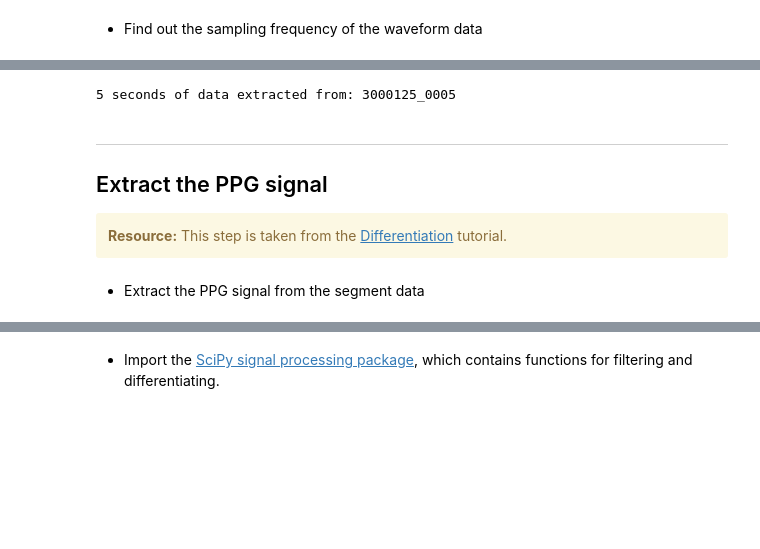
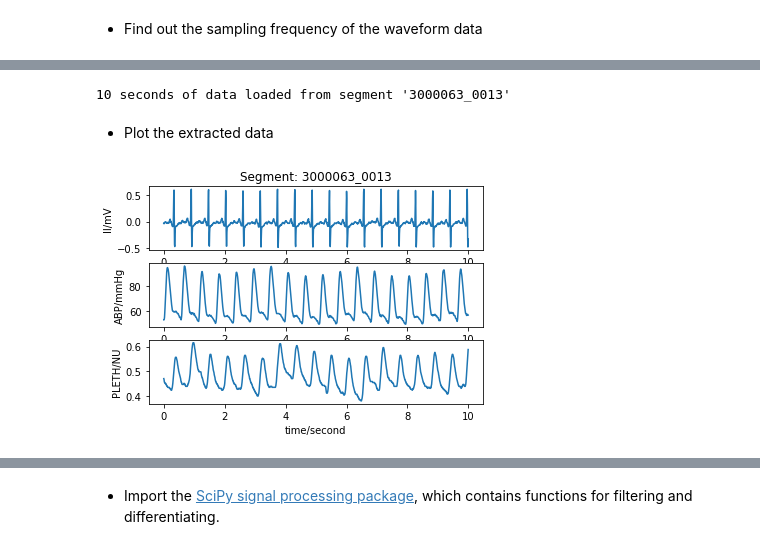
Before and after one commit to wfdb/mimic_wfdb_tutorials, a Jupyter notebook: content/tutorial/notebooks/beat-detection.ipynb, the cells around one changed output, grey strips where cells are left out. Drawn from its saved outputs; the diff is of its cells as text; code cells hidden in the pictures; blank space fills up the shorter version.

Commit message:
worked on beat detection tutorial, and moved some tutorials to a separate section

```diff
--- a/content/tutorial/notebooks/beat-detection.ipynb
+++ b/content/tutorial/notebooks/beat-detection.ipynb
@@ -34,7 +36,6 @@ Specified ICU stay: 3000125
 # %%
-icustay_files = wfdb.get_record_list(icustay_record_dir)
-icustay_segments = [s for s in icustay_files if "_" in s]
-icustay_segment_no = 4;
-icustay_segment_name = icustay_segments[icustay_segment_no]
-print("Specified segment: '{}' within ICU stay '{}'".format(icustay_segment_name, icustay_record_name))
+rel_segment_no = 0
+rel_segment_name = segment_names[rel_segment_no]
+rel_segment_dir = segment_dirs[rel_segment_no]
+print("Specified segment '{}' in directory '{}'".format(rel_segment_name, rel_segment_dir))
 # %% [output]
@@ -48,8 +49,9 @@ Specified segment: '3000125_0005' within ICU stay '3000125'
 # %%
-start_seconds = 60 # time since the start of the segment at which to begin extracting data
-no_seconds_to_load = 5
+start_time = 60 # time since the start of the segment at which to begin extracting data
+no_seconds_to_load = 10
 # %% [markdown]
 - Find out the sampling frequency of the waveform data
 # %%
-segment_metadata = wfdb.rdheader(record_name=icustay_segment_name, pn_dir=icustay_record_dir)
+segment_metadata = wfdb.rdheader(record_name=rel_segment_name, pn_dir=rel_segment_dir)
 fs = segment_metadata.fs
+print("Sampling frequency is {} Hz".format(fs))
@@ -58,13 +62,5 @@ fs = segment_metadata.fs
 # %%
-sampfrom = fs*start_seconds
-sampto = fs*(start_seconds+no_seconds_to_load)
-segment_data = wfdb.rdrecord(record_name=icustay_segment_name, sampfrom=sampfrom, sampto=sampto, pn_dir=icustay_record_dir)
-print("{} seconds of data extracted from: {}".format(no_seconds_to_load, icustay_segment_name))
+segment_data = wfdb.rdrecord(record_name = rel_segment_name, sampfrom = fs*start_time, sampto = fs*(start_time + no_seconds_to_load), pn_dir = rel_segment_dir)
+print("{} seconds of data loaded from segment '{}'".format(no_seconds_to_load, rel_segment_name))
 # %% [output]
-5 seconds of data extracted from: 3000125_0005
+10 seconds of data loaded from segment '3000063_0013'
-# %% [markdown]
----
-## Extract the PPG signal
-<div class="alert alert-block alert-warning"> <b>Resource:</b> This step is taken from the <a href="https://wfdb.io/mimic_wfdb_tutorials/tutorial/notebooks/differentiation.html">Differentiation</a> tutorial. </div>
-# %% [markdown]
-- Extract the PPG signal from the segment data
@@ -72,0 +67,7 @@ ppg = segment_data.p_signal[:,2]
+# %% [markdown]
+- Plot the extracted data
+# %%
+title_text = "Segment: " + rel_segment_name
+wfdb.plot_wfdb(record=segment_data, title=title_text, time_units='seconds')
+# %% [output]
+[figure, added]
```
Also changed, not shown: parts of 57 cells of this notebook, 3 other files.
